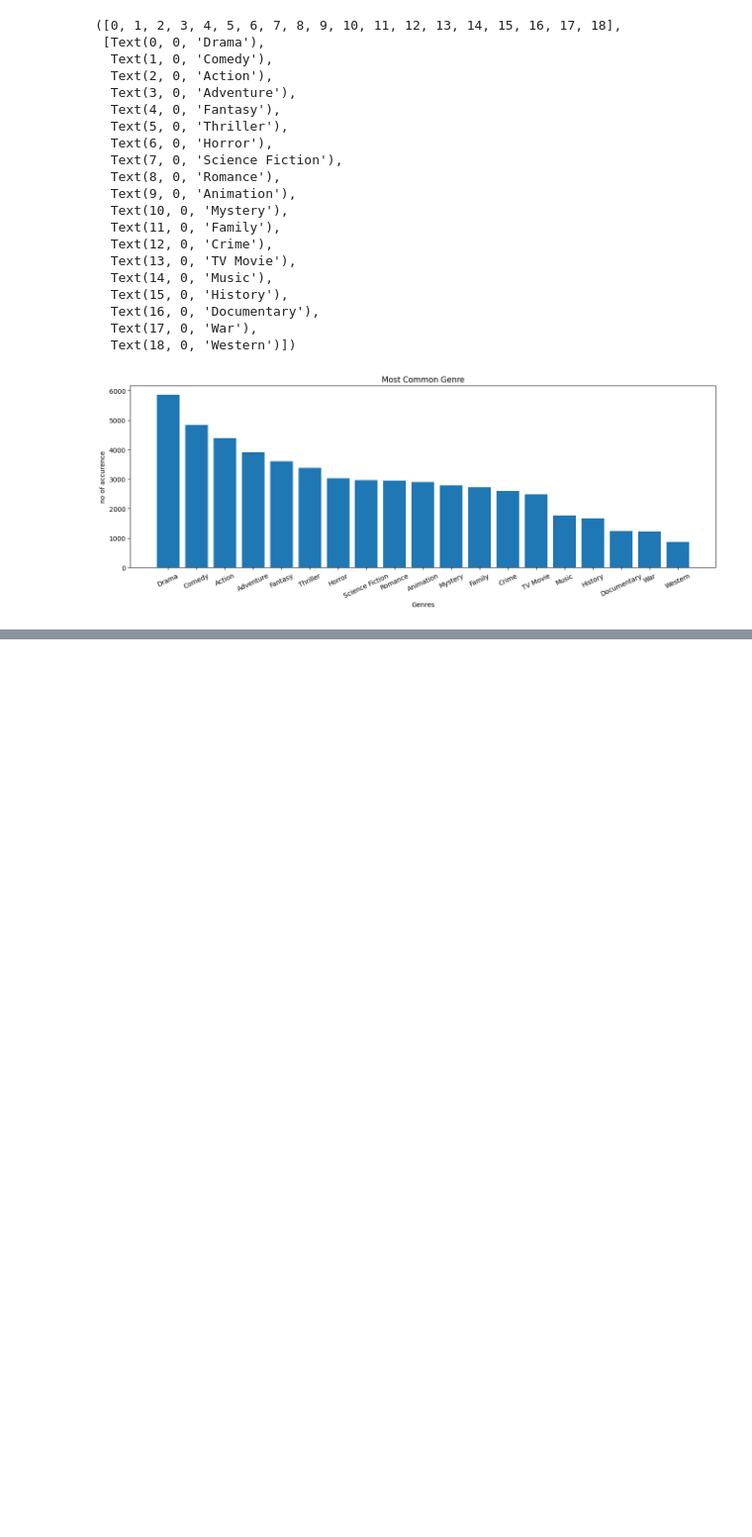
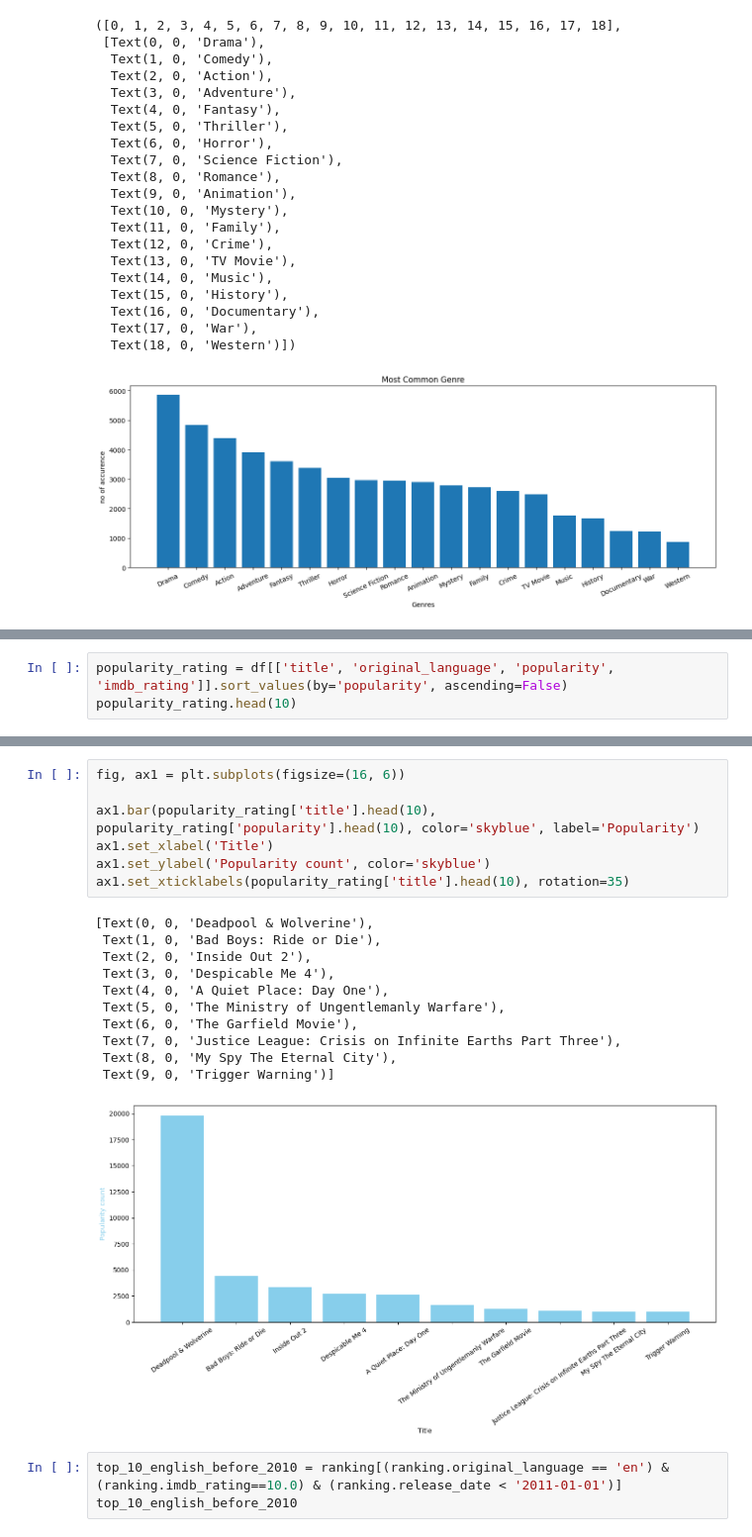
Before and after one commit to Seenuprime/Data-Analytics, a Jupyter notebook: Huge_movies_DataAnalytics.ipynb, the cells around one changed output, grey strips where cells are left out. Shown at 99% size. Cells and saved outputs as stored; diff of their text form; blank space fills up the shorter version.

```diff
--- a/Huge_movies_DataAnalytics.ipynb
+++ b/Huge_movies_DataAnalytics.ipynb
@@ -378,0 +389,3 @@ plt.xticks(rotation=25)
+# %%
+popularity_rating = df[['title', 'original_language', 'popularity', 'imdb_rating']].sort_values(by='popularity', ascending=False)
+popularity_rating.head(10)
@@ -378,0 +404,22 @@ plt.xticks(rotation=25)
+# %%
+fig, ax1 = plt.subplots(figsize=(16, 6))
+
+ax1.bar(popularity_rating['title'].head(10), popularity_rating['popularity'].head(10), color='skyblue', label='Popularity')
+ax1.set_xlabel('Title')
+ax1.set_ylabel('Popularity count', color='skyblue')
+ax1.set_xticklabels(popularity_rating['title'].head(10), rotation=35)
+# %% [output]
+[Text(0, 0, 'Deadpool & Wolverine'),
+ Text(1, 0, 'Bad Boys: Ride or Die'),
+ Text(2, 0, 'Inside Out 2'),
+ Text(3, 0, 'Despicable Me 4'),
+ Text(4, 0, 'A Quiet Place: Day One'),
+ Text(5, 0, 'The Ministry of Ungentlemanly Warfare'),
+ Text(6, 0, 'The Garfield Movie'),
+ Text(7, 0, 'Justice League: Crisis on Infinite Earths Part Three'),
+ Text(8, 0, 'My Spy The Eternal City'),
+ Text(9, 0, 'Trigger Warning')]
+[figure, added]
+# %%
+top_10_english_before_2010 = ranking[(ranking.original_language == 'en') & (ranking.imdb_rating==10.0) & (ranking.release_date < '2011-01-01')]
+top_10_english_before_2010
```
Also changed, not shown: parts of 10 cells of this notebook.
